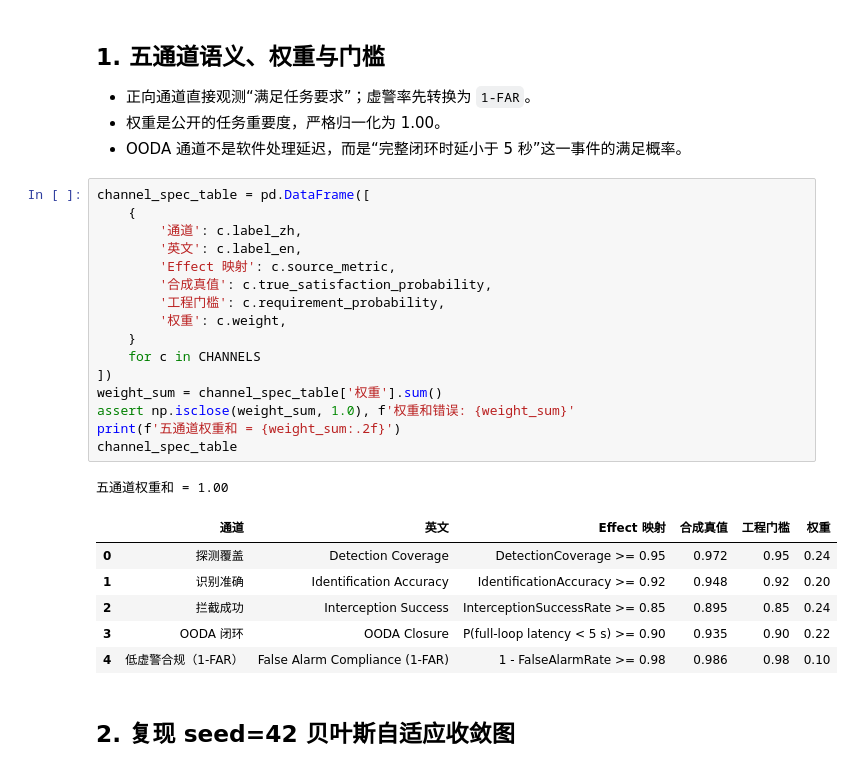
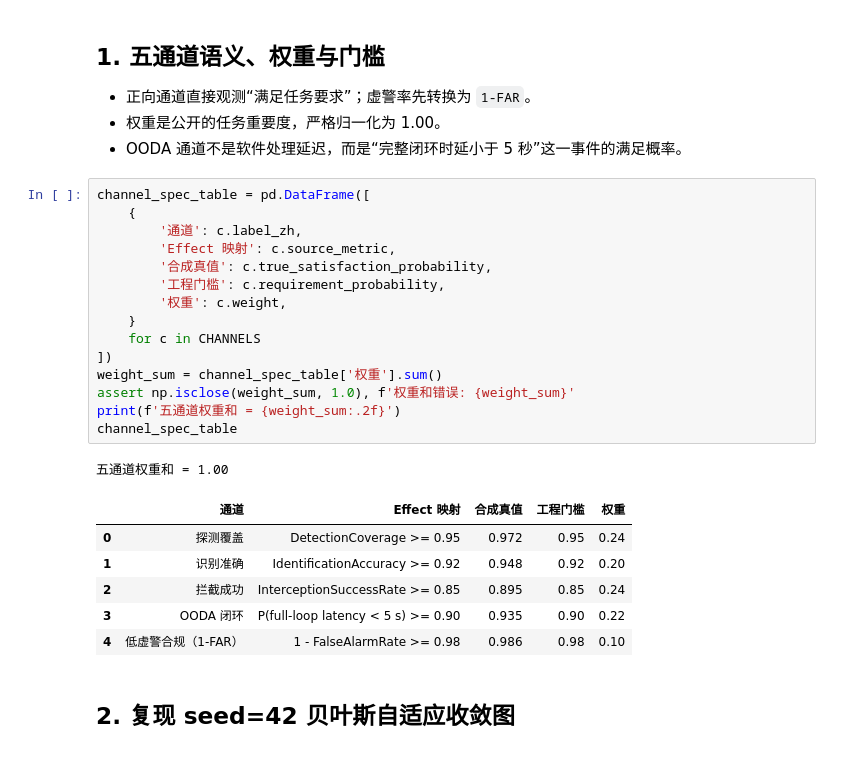
Before and after one commit to wxyrc5/cuas-ontology-demo, a Jupyter notebook: 05_Notebook与数据/验证输出/最新执行/notebook_03_bayesian_adaptive_executed.ipynb, the cells around one changed output. Cells and saved outputs as stored; diff of their text form.

```diff
--- a/05_Notebook与数据/验证输出/最新执行/notebook_03_bayesian_adaptive_executed.ipynb
+++ b/05_Notebook与数据/验证输出/最新执行/notebook_03_bayesian_adaptive_executed.ipynb
@@ -51,27 +51,26 @@ print('共享模型加载完成:', APP_DIR / 'utils' / 'bayesian_flywheel.py')
 # %%
 channel_spec_table = pd.DataFrame([
     {
         '通道': c.label_zh,
-        '英文': c.label_en,
         'Effect 映射': c.source_metric,
         '合成真值': c.true_satisfaction_probability,
         '工程门槛': c.requirement_probability,
         '权重': c.weight,
     }
     for c in CHANNELS
 ])
 weight_sum = channel_spec_table['权重'].sum()
 assert np.isclose(weight_sum, 1.0), f'权重和错误: {weight_sum}'
 print(f'五通道权重和 = {weight_sum:.2f}')
 channel_spec_table
 # %% [output]
 五通道权重和 = 1.00
-|  | 通道 | 英文 | Effect 映射 | 合成真值 | 工程门槛 | 权重 |
-| 0 | 探测覆盖 | Detection Coverage | DetectionCoverage >= 0.95 | 0.972 | 0.95 | 0.24 |
-| 1 | 识别准确 | Identification Accuracy | IdentificationAccuracy >= 0.92 | 0.948 | 0.92 | 0.20 |
-| 2 | 拦截成功 | Interception Success | InterceptionSuccessRate >= 0.85 | 0.895 | 0.85 | 0.24 |
-| 3 | OODA 闭环 | OODA Closure | P(full-loop latency < 5 s) >= 0.90 | 0.935 | 0.90 | 0.22 |
-| 4 | 低虚警合规（1-FAR） | False Alarm Compliance (1-FAR) | 1 - FalseAlarmRate >= 0.98 | 0.986 | 0.98 | 0.10 |
+|  | 通道 | Effect 映射 | 合成真值 | 工程门槛 | 权重 |
+| 0 | 探测覆盖 | DetectionCoverage >= 0.95 | 0.972 | 0.95 | 0.24 |
+| 1 | 识别准确 | IdentificationAccuracy >= 0.92 | 0.948 | 0.92 | 0.20 |
+| 2 | 拦截成功 | InterceptionSuccessRate >= 0.85 | 0.895 | 0.85 | 0.24 |
+| 3 | OODA 闭环 | P(full-loop latency < 5 s) >= 0.90 | 0.935 | 0.90 | 0.22 |
+| 4 | 低虚警合规（1-FAR） | 1 - FalseAlarmRate >= 0.98 | 0.986 | 0.98 | 0.10 |
 # %% [markdown]
 ## 2. 复现 seed=42 贝叶斯自适应收敛图
 # %%
```
Also changed, not shown: parts of 6 cells of this notebook, 45 other files.
